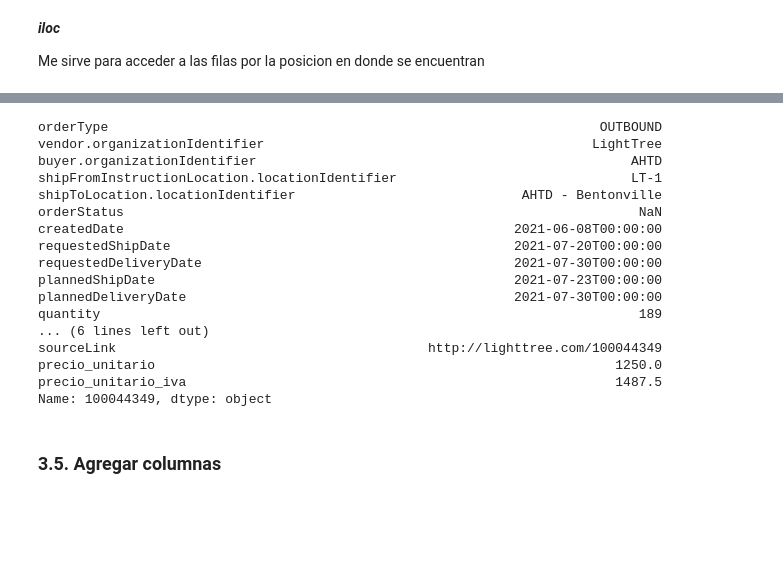
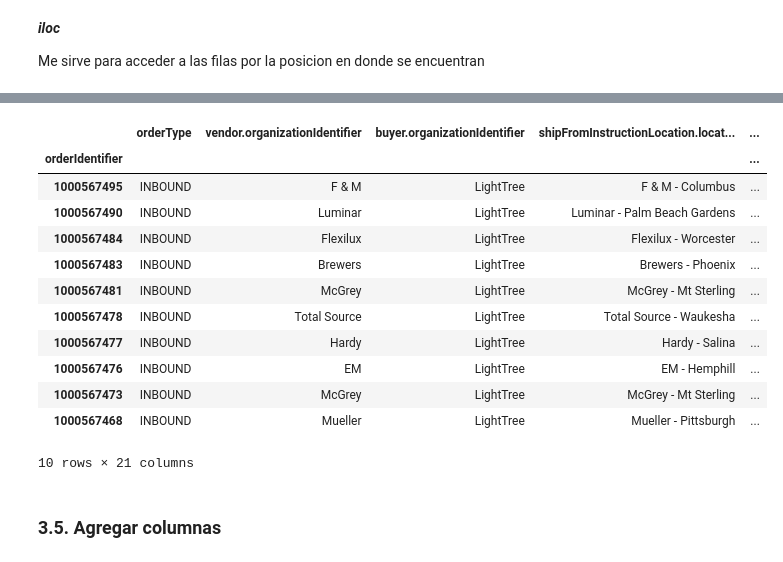
Before and after one commit to cdsaineac/Bootcamp-DS-202604, a Jupyter notebook: Clase 05 - Pandas/intro_pandas.ipynb, the cells around one changed output, grey strips where cells are left out. Saved outputs shown, nothing was run; the diff lists cells and outputs as text; code cells hidden in the pictures; blank space fills up the shorter version.

```diff
--- a/Clase 05 - Pandas/intro_pandas.ipynb
+++ b/Clase 05 - Pandas/intro_pandas.ipynb
@@ -349,23 +368,19 @@ datos_excel
 # %%
-datos_excel.iloc[0]
+datos_excel.iloc[0:10]
 # %% [output]
+|  | orderType | vendor.organizationIdentifier | buyer.organizationIdentifier | shipFromInstructionLocation.locat... | ... |
+| orderIdentifier |  |  |  |  | ... |
+| 1000567495 | INBOUND | F & M | LightTree | F & M - Columbus | ... |
+| 1000567490 | INBOUND | Luminar | LightTree | Luminar - Palm Beach Gardens | ... |
+| 1000567484 | INBOUND | Flexilux | LightTree | Flexilux - Worcester | ... |
+| 1000567483 | INBOUND | Brewers | LightTree | Brewers - Phoenix | ... |
+| 1000567481 | INBOUND | McGrey | LightTree | McGrey - Mt Sterling | ... |
+| 1000567478 | INBOUND | Total Source | LightTree | Total Source - Waukesha | ... |
+| 1000567477 | INBOUND | Hardy | LightTree | Hardy - Salina | ... |
+| 1000567476 | INBOUND | EM | LightTree | EM - Hemphill | ... |
+| 1000567473 | INBOUND | McGrey | LightTree | McGrey - Mt Sterling | ... |
+| 1000567468 | INBOUND | Mueller | LightTree | Mueller - Pittsburgh | ... |
-orderType                                                               OUTBOUND
-vendor.organizationIdentifier                                          LightTree
-buyer.organizationIdentifier                                                AHTD
-shipFromInstructionLocation.locationIdentifier                              LT-1
-shipToLocation.locationIdentifier                             AHTD - Bentonville
-orderStatus                                                                  NaN
-createdDate                                                  2021-06-08T00:00:00
-requestedShipDate                                            2021-07-20T00:00:00
-requestedDeliveryDate                                        2021-07-30T00:00:00
-plannedShipDate                                              2021-07-23T00:00:00
-plannedDeliveryDate                                          2021-07-30T00:00:00
-quantity                                                                     189
-... (6 lines left out)
-sourceLink                                        http://lighttree.com/100044349
-precio_unitario                                                           1250.0
-precio_unitario_iva                                                       1487.5
-Name: 100044349, dtype: object
+10 rows × 21 columns
 # %% [markdown]
 ### 3.5. Agregar columnas
 # %%
```
Also changed, not shown: parts of 48 cells of this notebook, 4 other files.
